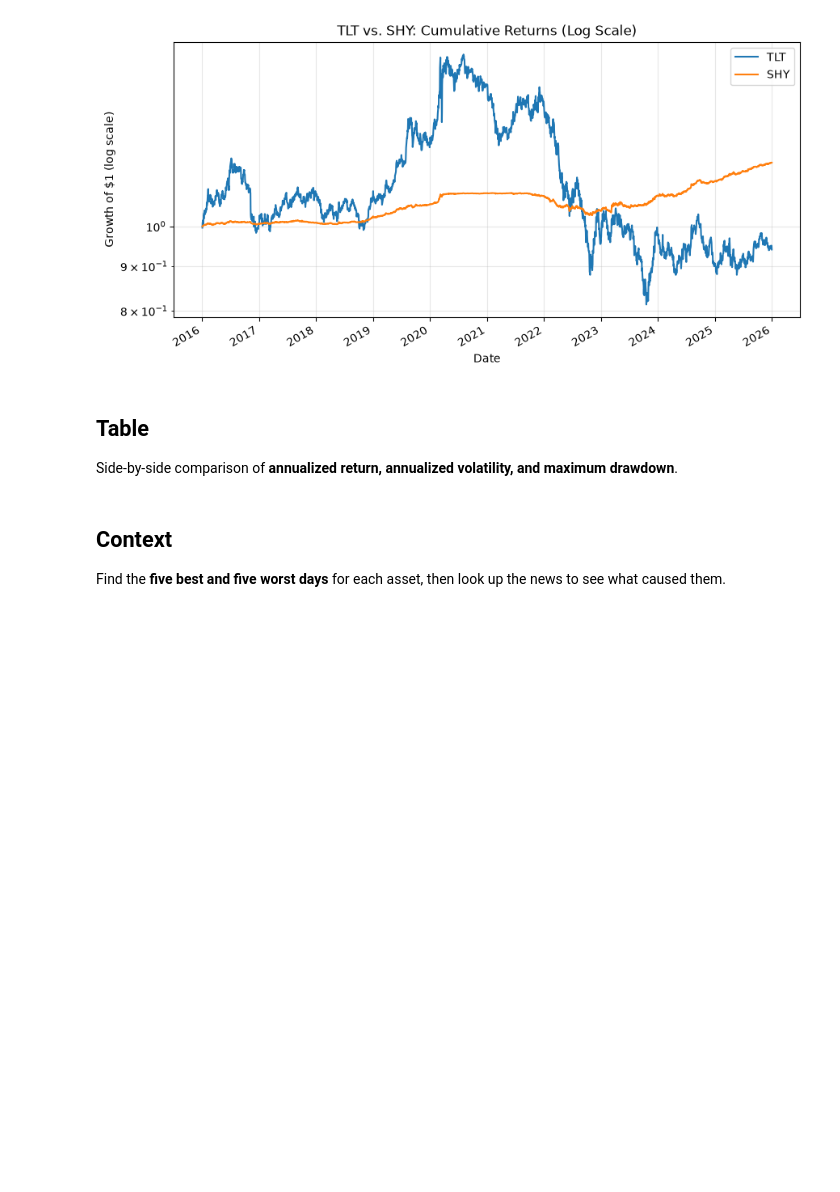
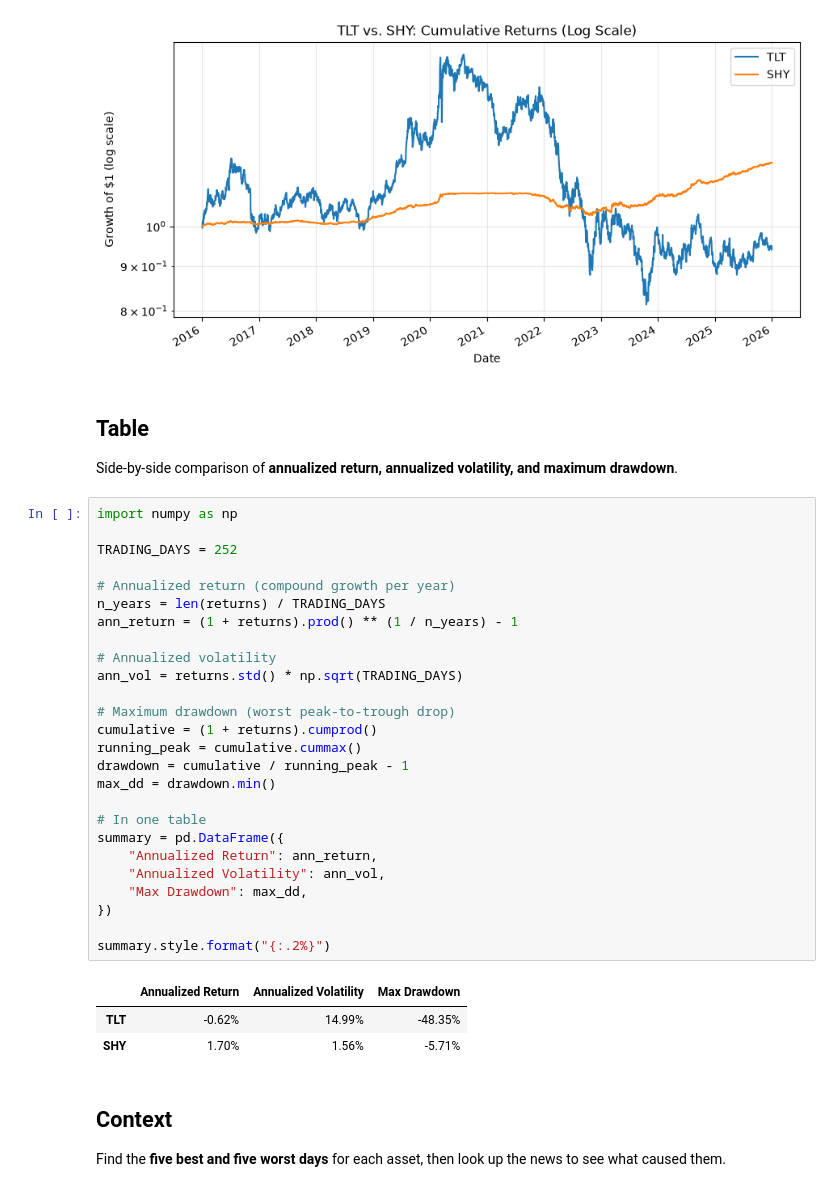
Before and after one commit to Amanda-Rudin/Quant-New-Mem-Education, a Jupyter notebook: ps1/week1_returns_and_risk.ipynb, the cells around one changed output. Cells and saved outputs as stored; diff of their text form; blank space fills up the shorter version.

```diff
--- a/ps1/week1_returns_and_risk.ipynb
+++ b/ps1/week1_returns_and_risk.ipynb
@@ -54,6 +54,36 @@ plt.show()
 # %% [markdown]
 ## Table
 Side-by-side comparison of **annualized return, annualized volatility, and maximum drawdown**.
+# %%
+import numpy as np
+
+TRADING_DAYS = 252
+
+# Annualized return (compound growth per year)
+n_years = len(returns) / TRADING_DAYS
+ann_return = (1 + returns).prod() ** (1 / n_years) - 1
+
+# Annualized volatility
+ann_vol = returns.std() * np.sqrt(TRADING_DAYS)
+
+# Maximum drawdown (worst peak-to-trough drop)
+cumulative = (1 + returns).cumprod()
+running_peak = cumulative.cummax()
+drawdown = cumulative / running_peak - 1
+max_dd = drawdown.min()
+
+# In one table
+summary = pd.DataFrame({
+    "Annualized Return": ann_return,
+    "Annualized Volatility": ann_vol,
+    "Max Drawdown": max_dd,
+})
+
+summary.style.format("{:.2%}")
+# %% [output]
+|  | Annualized Return | Annualized Volatility | Max Drawdown |
+| TLT | -0.62% | 14.99% | -48.35% |
+| SHY | 1.70% | 1.56% | -5.71% |
 # %% [markdown]
 ## Context
 Find the **five best and five worst days** for each asset, then look up the news to see what caused them.
```
Also changed, not shown: parts of 2 cells of this notebook.
